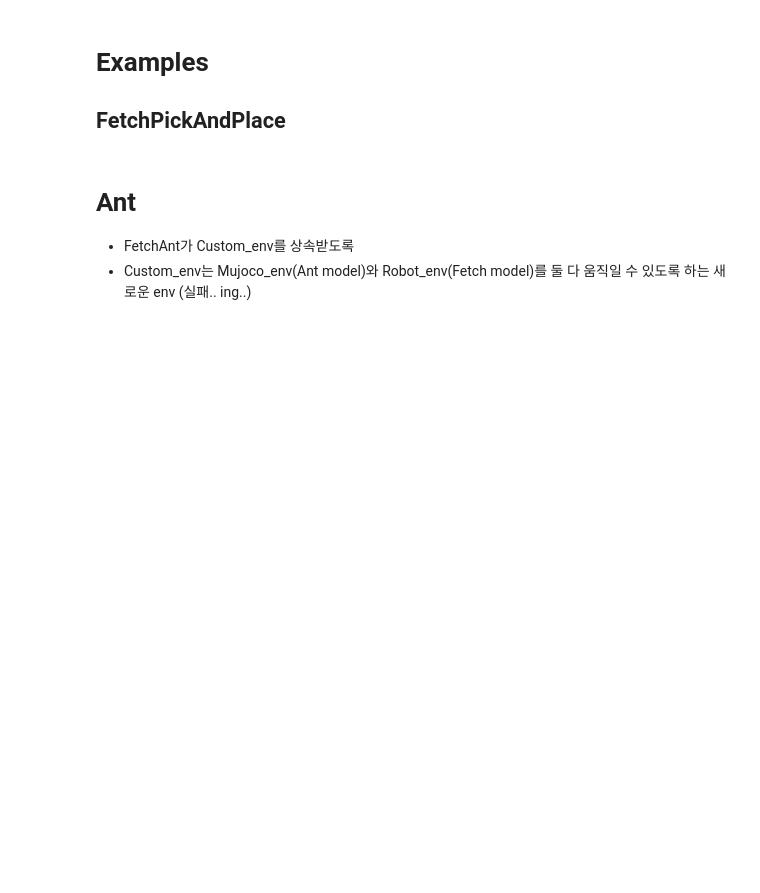
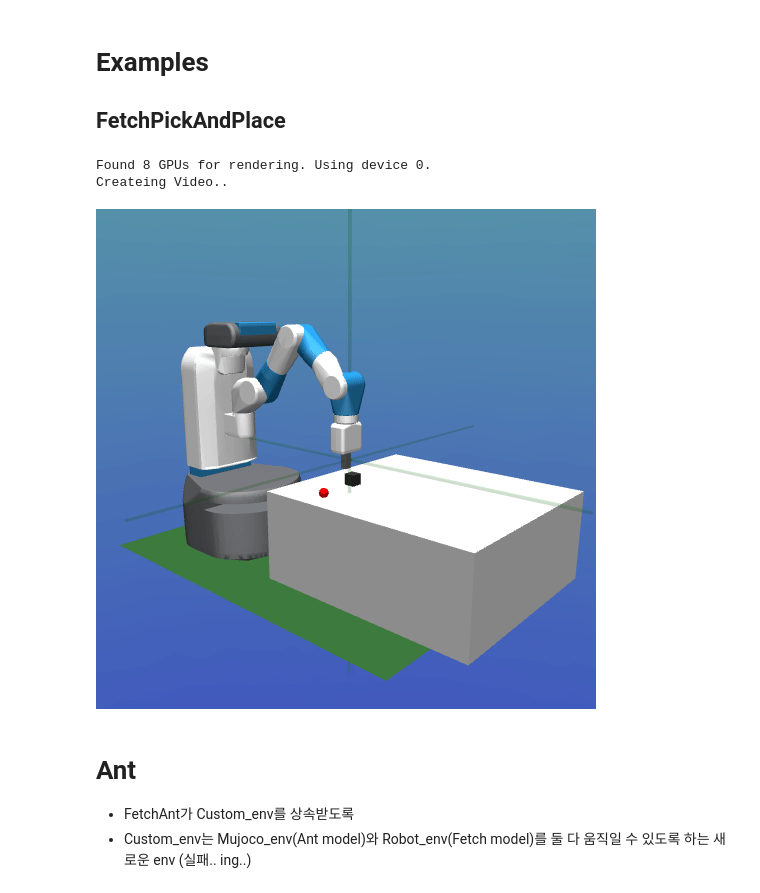
Before and after one commit to jesn1219/Examples_Mujoco, a Jupyter notebook: ipynb/CustomRoboticsSamples.ipynb, the cells around one changed output. Saved outputs shown, nothing was run; the diff lists cells and outputs as text; code cells hidden in the pictures; blank space fills up the shorter version.

```diff
--- a/ipynb/CustomRoboticsSamples.ipynb
+++ b/ipynb/CustomRoboticsSamples.ipynb
@@ -72,25 +72,29 @@ def render_multi_angle(env, cam_configs, shape) :
 # %%
 import custom_gym as cg
 
 env_name = 'FetchPickAndPlace-v1'
 env = cg.make(env_name) # Initalize with 'AntAndFetch-v1' - embedded in Gym
 env.reset()
 
 cam_config_1 = {'distance' : 2.5, 'azimuth' : 132.0, 'elevation' : -14.0}
 cam_config_2 = {'distance' : 2.5, 'azimuth' : 64.0, 'elevation' : -14.0}
 #env.viewer.move_camera()
 
 video_1 = []
-for i in range(20):
+for i in range(1):
     obs, reward, done, info = env.step(env.action_space.sample()) # take a random action
     pixels = env.render(mode='rgb_array')
     set_cam(env, cam_config_1)
     env.viewer.move_camera(1,-0.05*i, 0) # move_camera(action, dx / height, dy / height)
     video_1.append(env.render(mode='rgb_array').copy())
 
 env.close()
 print("Createing Video..")
 display_video(video_1, gif=True)
+# %% [output]
+Found 8 GPUs for rendering. Using device 0.
+Createing Video..
+[figure, added]
 # %% [markdown]
 # Ant
 - FetchAnt가 Custom_env를 상속받도록
```
Also changed, not shown: parts of 4 cells of this notebook, 17 other files.
